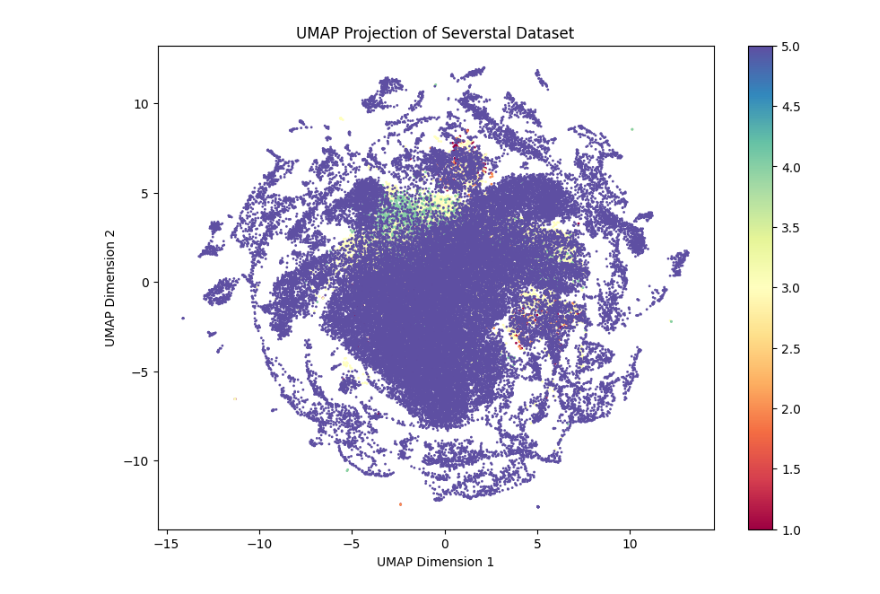
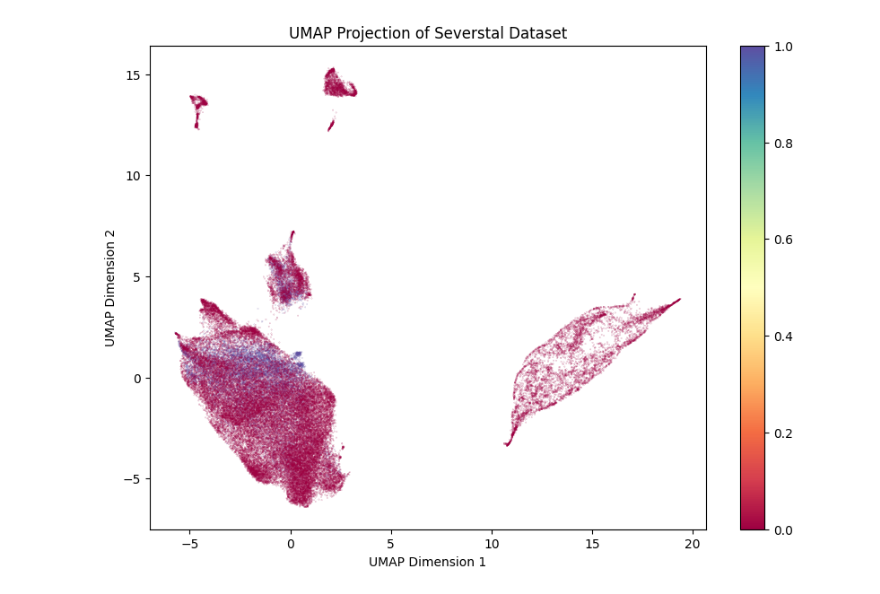
Before and after one commit to EnolAyo/clipseg_steel_defect, a Jupyter notebook: notebooks/embedding_map.ipynb, the cells around one changed output. Drawn from its saved outputs; the diff is of its cells as text; code cells hidden in the pictures.

Commit message:
umap representation

```diff
--- a/notebooks/embedding_map.ipynb
+++ b/notebooks/embedding_map.ipynb
@@ -7,4 +7,5 @@ import matplotlib.pyplot as plt
 from sklearn.preprocessing import StandardScaler
 # %%
 df = pd.read_csv('../Severstal/train_embeddings.csv', index_col=0)
-X = df['embedding'].apply(lambda x: ast.literal_eval(x))
+df['class_id'] = df['class_id'].replace([1,2,3,4], 1)
+df['class_id'] = df['class_id'].replace(5, 0)
@@ -16,16 +19,16 @@ y = df['class_id'].to_list()
 scaler = StandardScaler()
 X = scaler.fit_transform(X)
 # %%
-umap_reducer = umap.UMAP(n_neighbors=5, min_dist=0.5, n_components=2, random_state=42)
+umap_reducer = umap.UMAP(n_neighbors=200, min_dist=0.2, n_components=2, random_state=42)
 # Fit and transform the data
 X_umap = umap_reducer.fit_transform(X)
 # %%
 plt.figure(figsize=(10, 7))
-plt.scatter(X_umap[:, 0], X_umap[:, 1], c=y, cmap='Spectral', s=1)
+plt.scatter(X_umap[:, 0], X_umap[:, 1], c=y, cmap='Spectral', s=0.01)
 plt.colorbar()
 plt.title('UMAP Projection of Severstal Dataset')
 plt.xlabel('UMAP Dimension 1')
 plt.ylabel('UMAP Dimension 2')
 plt.show()
 # %% [output]
-[figure, old version]
+[figure, new version]
```
Also changed, not shown: parts of 1 cell of this notebook, 3 other files.
